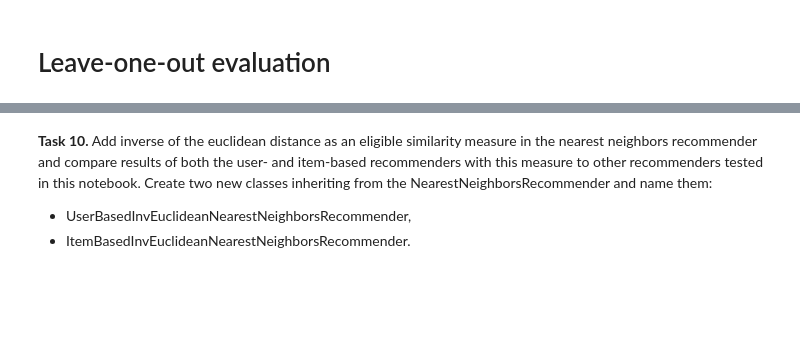
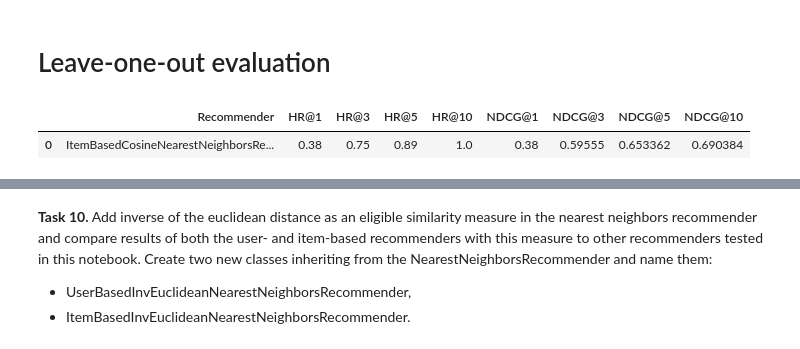
Before and after one commit to Thyme1/recommender-systems-class, a Jupyter notebook: class_06_neighborhood_methods.ipynb, the cells around one changed output, grey strips where cells are left out. Drawn from its saved outputs; the diff is of its cells as text; code cells hidden in the pictures; blank space fills up the shorter version.

```diff
--- a/class_06_neighborhood_methods.ipynb
+++ b/class_06_neighborhood_methods.ipynb
@@ -841,14 +865,17 @@ ub_pearson_nn_loo_results = pd.DataFrame(
 display(ub_pearson_nn_loo_results)
 # %%
 ib_cos_nn_recommender = ItemBasedCosineNearestNeighborsRecommender()
-ib_cos_nn_recommender.initialize(n_neighbors=30)
+ib_cos_nn_recommender.initialize(n_neighbors=90)
 
 ib_cos_nn_loo_results = [['ItemBasedCosineNearestNeighborsRecommender'] + list(evaluate_leave_one_out_implicit(
     ib_cos_nn_recommender, ml_ratings_df.loc[:, ['user_id', 'item_id']], ml_movies_df, max_evals=300, seed=6789))]
 
 ib_cos_nn_loo_results = pd.DataFrame(
     ib_cos_nn_loo_results, columns=['Recommender', 'HR@1', 'HR@3', 'HR@5', 'HR@10', 'NDCG@1', 'NDCG@3', 'NDCG@5', 'NDCG@10'])
 
 display(ib_cos_nn_loo_results)
+# %% [output]
+|  | Recommender | HR@1 | HR@3 | HR@5 | HR@10 | NDCG@1 | NDCG@3 | NDCG@5 | NDCG@10 |
+| 0 | ItemBasedCosineNearestNeighborsRe... | 0.38 | 0.75 | 0.89 | 1.0 | 0.38 | 0.59555 | 0.653362 | 0.690384 |
 # %%
 ib_pearson_nn_recommender = ItemBasedPearsonNearestNeighborsRecommender()
```
Also changed, not shown: parts of 3 cells of this notebook, 1 other file.
